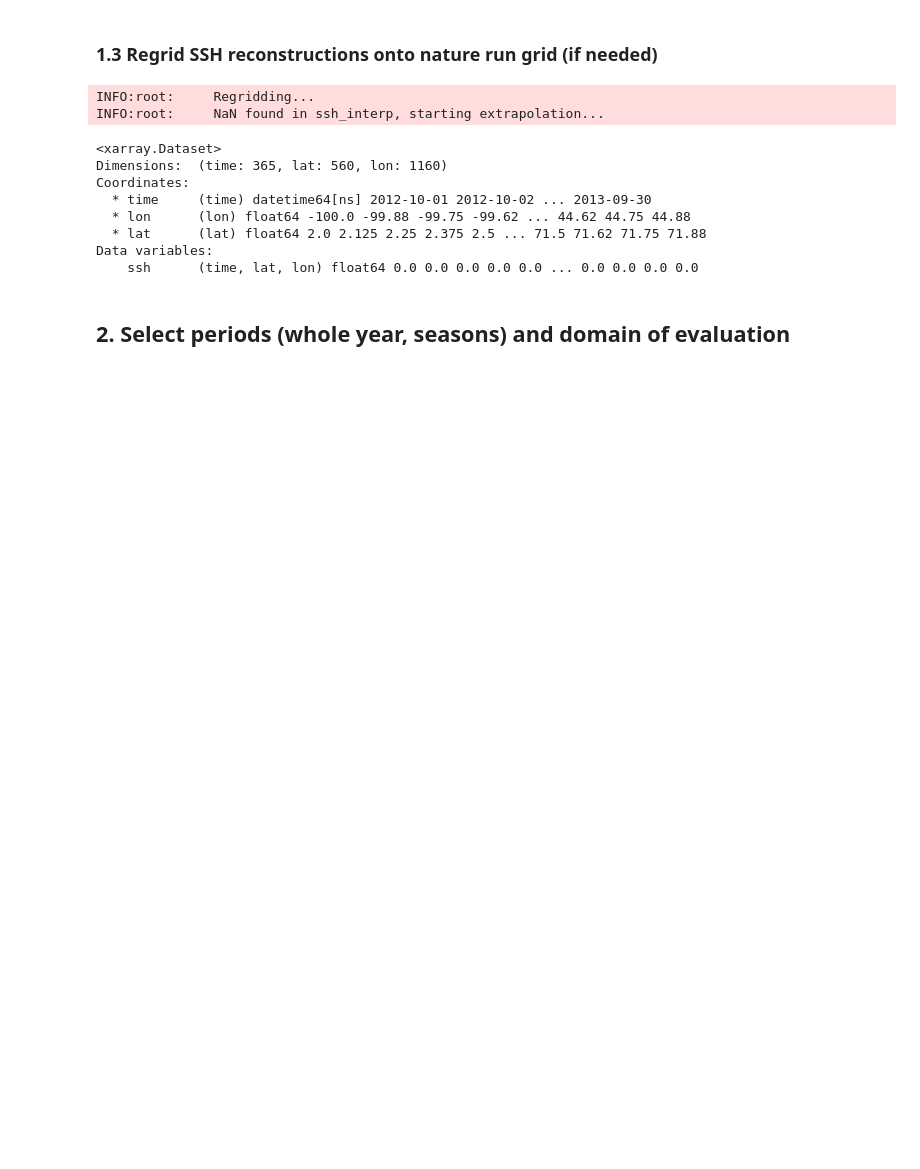
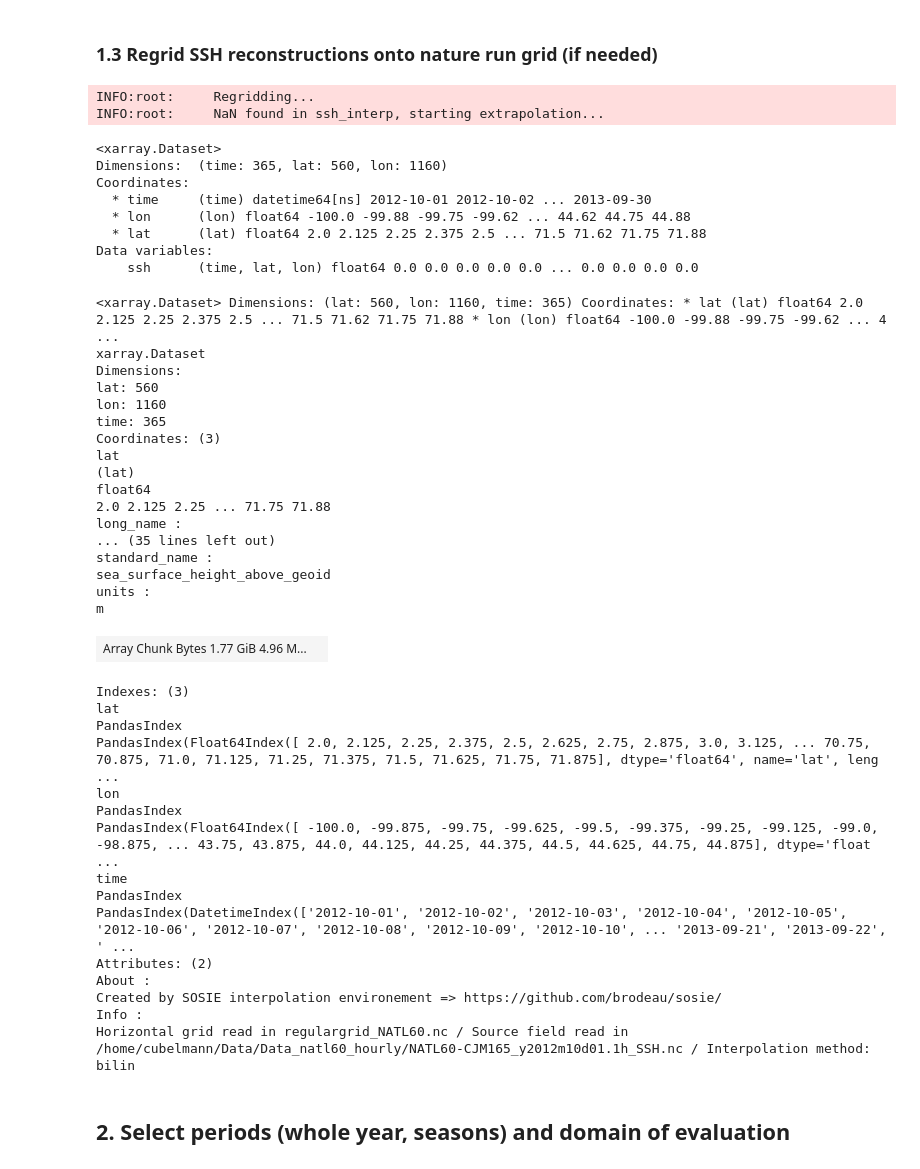
Before and after one commit to ocean-data-challenges/2023_SSH_mapping_train_eNATL60_test_NATL60-, a Jupyter notebook: notebooks/eval_4dvarnet.ipynb, the cells around one changed output. Drawn from its saved outputs; the diff is of its cells as text; code cells hidden in the pictures; blank space fills up the shorter version.

```diff
--- a/notebooks/eval_4dvarnet.ipynb
+++ b/notebooks/eval_4dvarnet.ipynb
@@ -94,6 +187,42 @@ Coordinates:
   * lat      (lat) float64 2.0 2.125 2.25 2.375 2.5 ... 71.5 71.62 71.75 71.88
 Data variables:
     ssh      (time, lat, lon) float64 0.0 0.0 0.0 0.0 0.0 ... 0.0 0.0 0.0 0.0
+# %%
+ds_ref
+# %% [output]
+<xarray.Dataset> Dimensions: (lat: 560, lon: 1160, time: 365) Coordinates: * lat (lat) float64 2.0 2.125 2.25 2.375 2.5 ... 71.5 71.62 71.75 71.88 * lon (lon) float64 -100.0 -99.88 -99.75 -99.62 ... 4 ...
+xarray.Dataset
+Dimensions:
+lat: 560
+lon: 1160
+time: 365
+Coordinates: (3)
+lat
+(lat)
+float64
+2.0 2.125 2.25 ... 71.75 71.88
+long_name :
+... (35 lines left out)
+standard_name :
+sea_surface_height_above_geoid
+units :
+m
+| Array Chunk Bytes 1.77 GiB 4.96 M... |  |
+Indexes: (3)
+lat
+PandasIndex
+PandasIndex(Float64Index([ 2.0, 2.125, 2.25, 2.375, 2.5, 2.625, 2.75, 2.875, 3.0, 3.125, ... 70.75, 70.875, 71.0, 71.125, 71.25, 71.375, 71.5, 71.625, 71.75, 71.875], dtype='float64', name='lat', leng ...
+lon
+PandasIndex
+PandasIndex(Float64Index([ -100.0, -99.875, -99.75, -99.625, -99.5, -99.375, -99.25, -99.125, -99.0, -98.875, ... 43.75, 43.875, 44.0, 44.125, 44.25, 44.375, 44.5, 44.625, 44.75, 44.875], dtype='float ...
+time
+PandasIndex
+PandasIndex(DatetimeIndex(['2012-10-01', '2012-10-02', '2012-10-03', '2012-10-04', '2012-10-05', '2012-10-06', '2012-10-07', '2012-10-08', '2012-10-09', '2012-10-10', ... '2013-09-21', '2013-09-22', ' ...
+Attributes: (2)
+About :
+Created by SOSIE interpolation environement => https://github.com/brodeau/sosie/
+Info :
+Horizontal grid read in regulargrid_NATL60.nc / Source field read in /home/cubelmann/Data/Data_natl60_hourly/NATL60-CJM165_y2012m10d01.1h_SSH.nc / Interpolation method: bilin
 # %% [markdown]
 ## 2. Select periods (whole year, seasons) and domain of evaluation
 # %%
```
Also changed, not shown: parts of 9 cells of this notebook.
